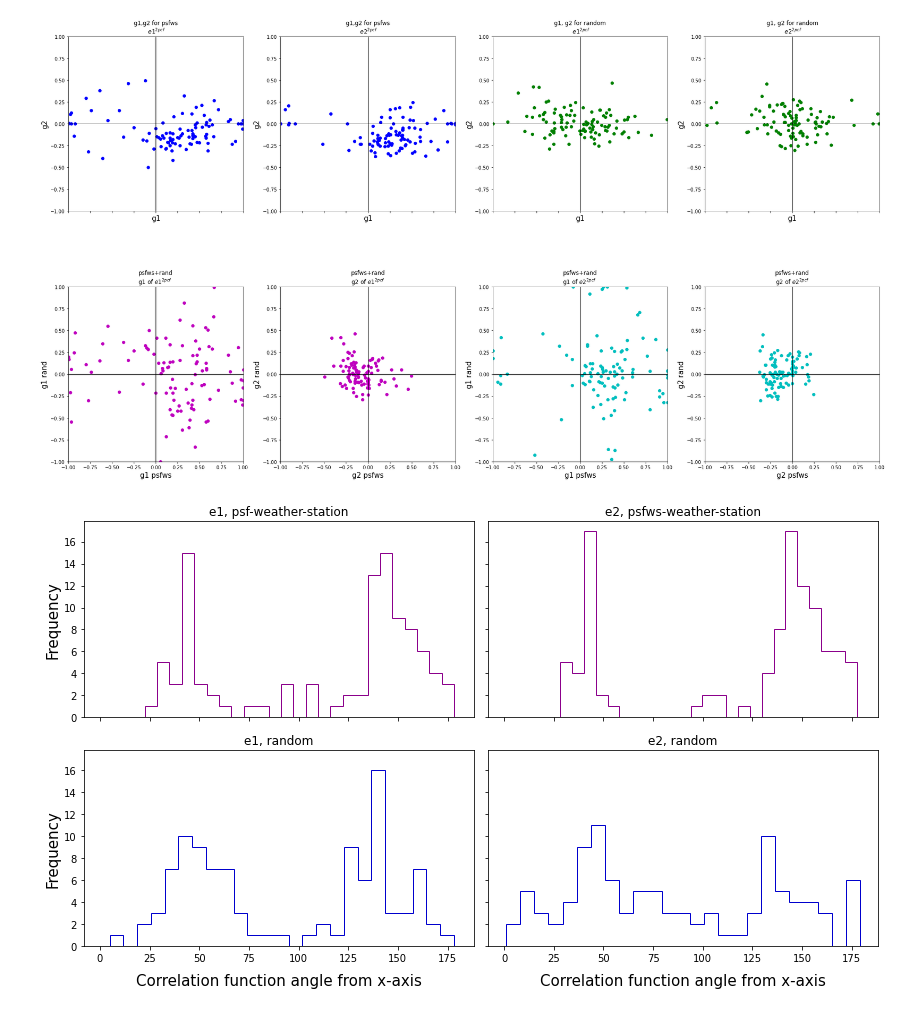
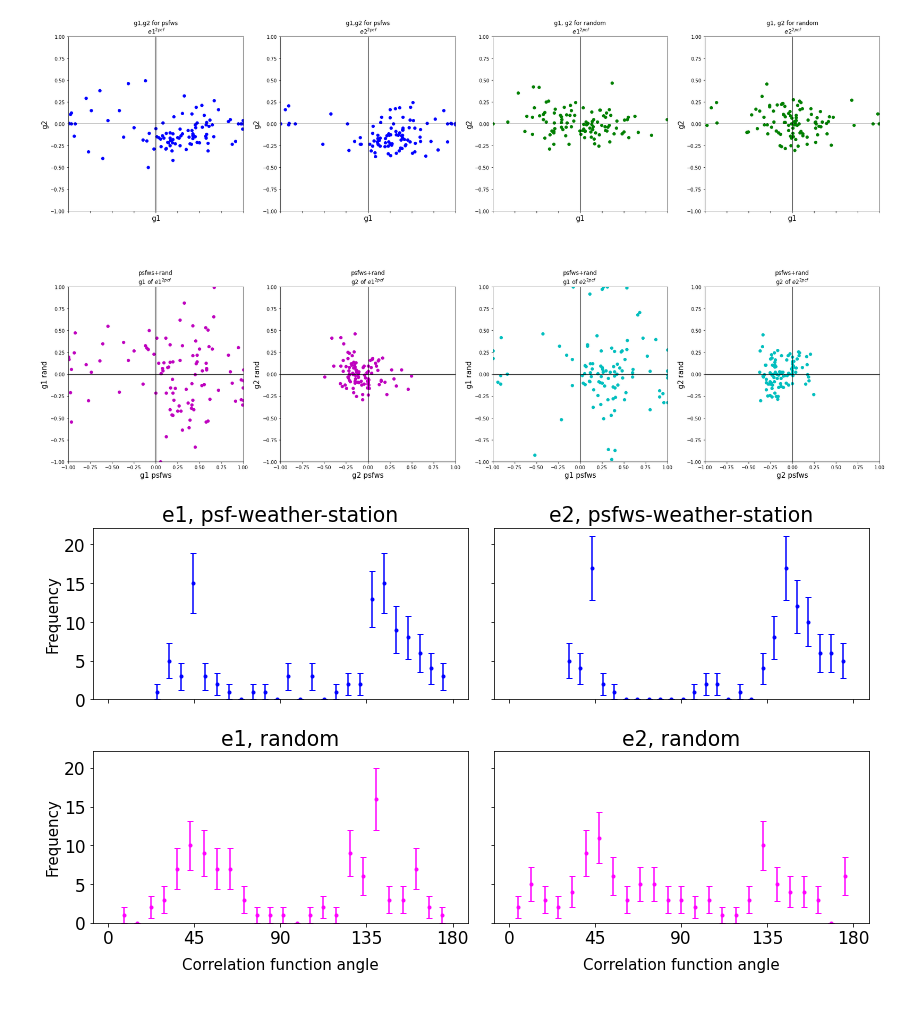
Before and after one commit to insepien/psf, a Jupyter notebook: plot_2pcf_fit.ipynb, the cells around one changed output. Cells and saved outputs as stored; diff of their text form; code cells hidden in the pictures.

Commit message:
change 2pcf plot, wf plot to delta theta x

```diff
--- a/plot_2pcf_fit.ipynb
+++ b/plot_2pcf_fit.ipynb
@@ -150,23 +150,60 @@ eP['e2_phiP'] = get_phi(eP["e2_g2"],eP["e2_g1"])
 eR['e1_phiR'] = get_phi(eR["e1_g2"],eR["e1_g1"])
 eR['e2_phiR'] = get_phi(eR["e2_g2"],eR["e2_g1"])
 # %%
+plt.rcParams['font.size'] = 17
+plt.rcParams['axes.labelsize'] = 15
 things = [eP["e1_phiP"], eP['e2_phiP'], eR['e1_phiR'], eR['e2_phiR']]
 fig,ax =plt.subplots(2,2,figsize=(12,7), sharey=True, sharex=True)
 binn = 25
-ax[0,0].hist(things[0], bins=binn, histtype='step', color="darkmagenta")
-ax[0,1].hist(things[1], bins=binn, histtype='step', color="darkmagenta")
-ax[1,0].hist(things[2], bins=binn, histtype='step', color="mediumblue")
-ax[1,1].hist(things[3], bins=binn, histtype='step', color="mediumblue")
-
+y, bin_edges, _ = ax[0,0].hist(things[0], bins=binn, histtype='step', color="white")
+bin_centers = 0.5*(bin_edges[1:] + bin_edges[:-1])
+ax[0,0].errorbar(
+    bin_centers,
+    y,
+    yerr = y**0.5,
+    marker = '.', drawstyle="steps-mid",
+    linestyle ="",capsize=3, color='blue'
+)
+y, bin_edges, _ =ax[0,1].hist(things[1], bins=binn, histtype='step', color="white")
+bin_centers = 0.5*(bin_edges[1:] + bin_edges[:-1])
+ax[0,1].errorbar(
+    bin_centers,
+    y,
+    yerr = y**0.5,
+    marker = '.',
+    drawstyle = 'steps-mid',
+    linestyle ="",capsize=3, color="blue"
+)
+y, bin_edges, _ =ax[1,0].hist(things[2], bins=binn, histtype='step', color="white")
+bin_centers = 0.5*(bin_edges[1:] + bin_edges[:-1])
+ax[1,0].errorbar(
+    bin_centers,
+    y,
+    yerr = y**0.5,
+    marker = '.',
+    drawstyle = 'steps-mid',
+    linestyle ="",capsize=3, color="magenta"
+)
+y, bin_edges, _ =ax[1,1].hist(things[3], bins=binn, histtype='step', color="white")
+bin_centers = 0.5*(bin_edges[1:] + bin_edges[:-1])
+ax[1,1].errorbar(
+    bin_centers,
+    y,
+    yerr = y**0.5,
+    marker = '.',
+    drawstyle = 'steps-mid',
+    linestyle ="",capsize=3, color="magenta"
+)
 ax[0,0].set_title("e1, psf-weather-station")
 ax[0,1].set_title("e2, psfws-weather-station")
 ax[1,0].set_title("e1, random")
 ax[1,1].set_title("e2, random")
 
-[a.set_xlabel("Correlation function angle from x-axis", labelpad=10) for a in ax[1]]
+[a.set_xlabel("Correlation function angle", labelpad=10) for a in ax[1]]
 ax[0,0].set_ylabel("Frequency")
 ax[1,0].set_ylabel("Frequency")
+ax[0,0].set_xticks(np.linspace(0,180,5))
 
 fig.tight_layout()
 # %% [output]
-[figure, old version]
+[figure, new version]
```
Also changed, not shown: parts of 2 cells of this notebook, 1 other file.
